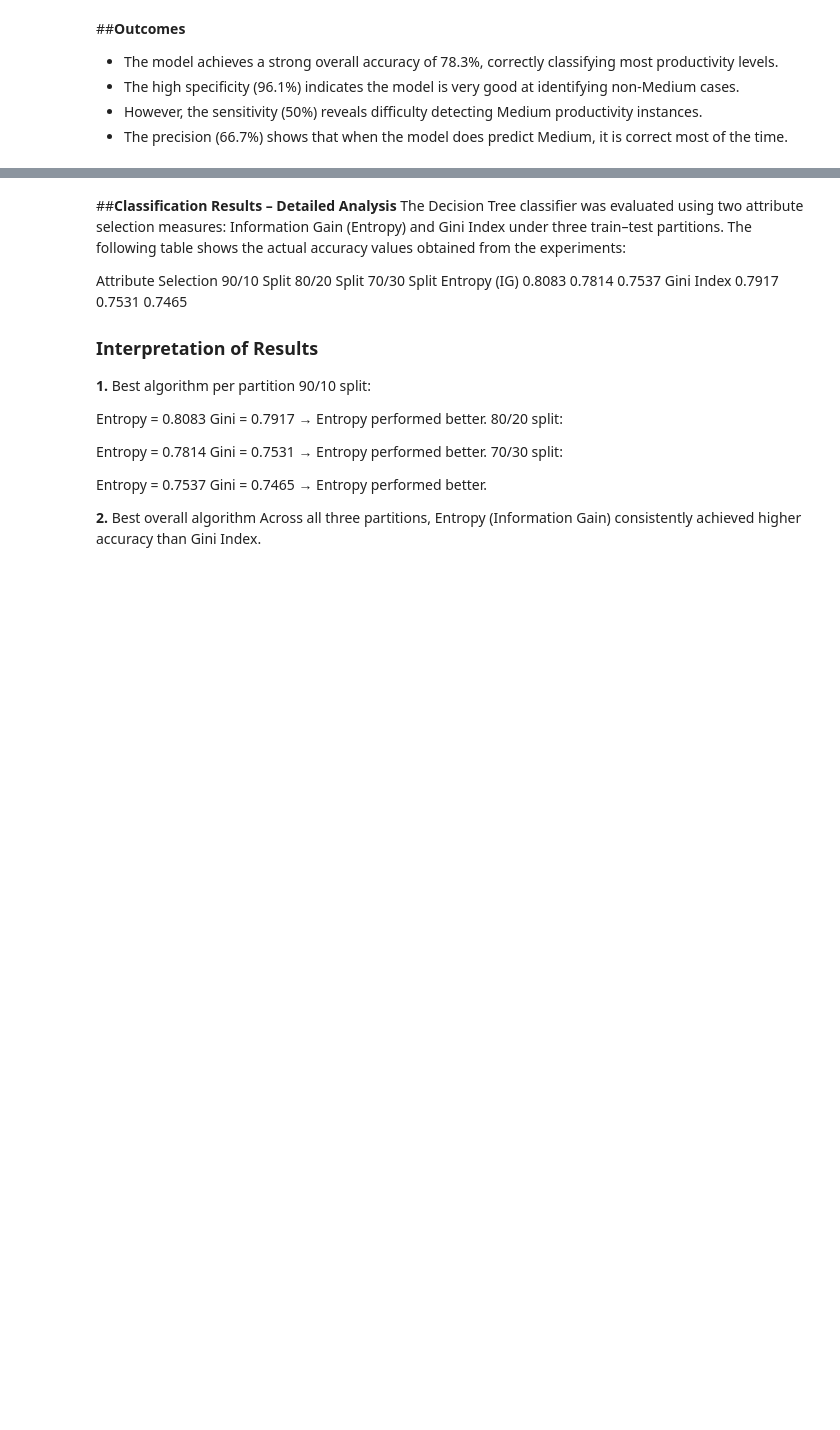
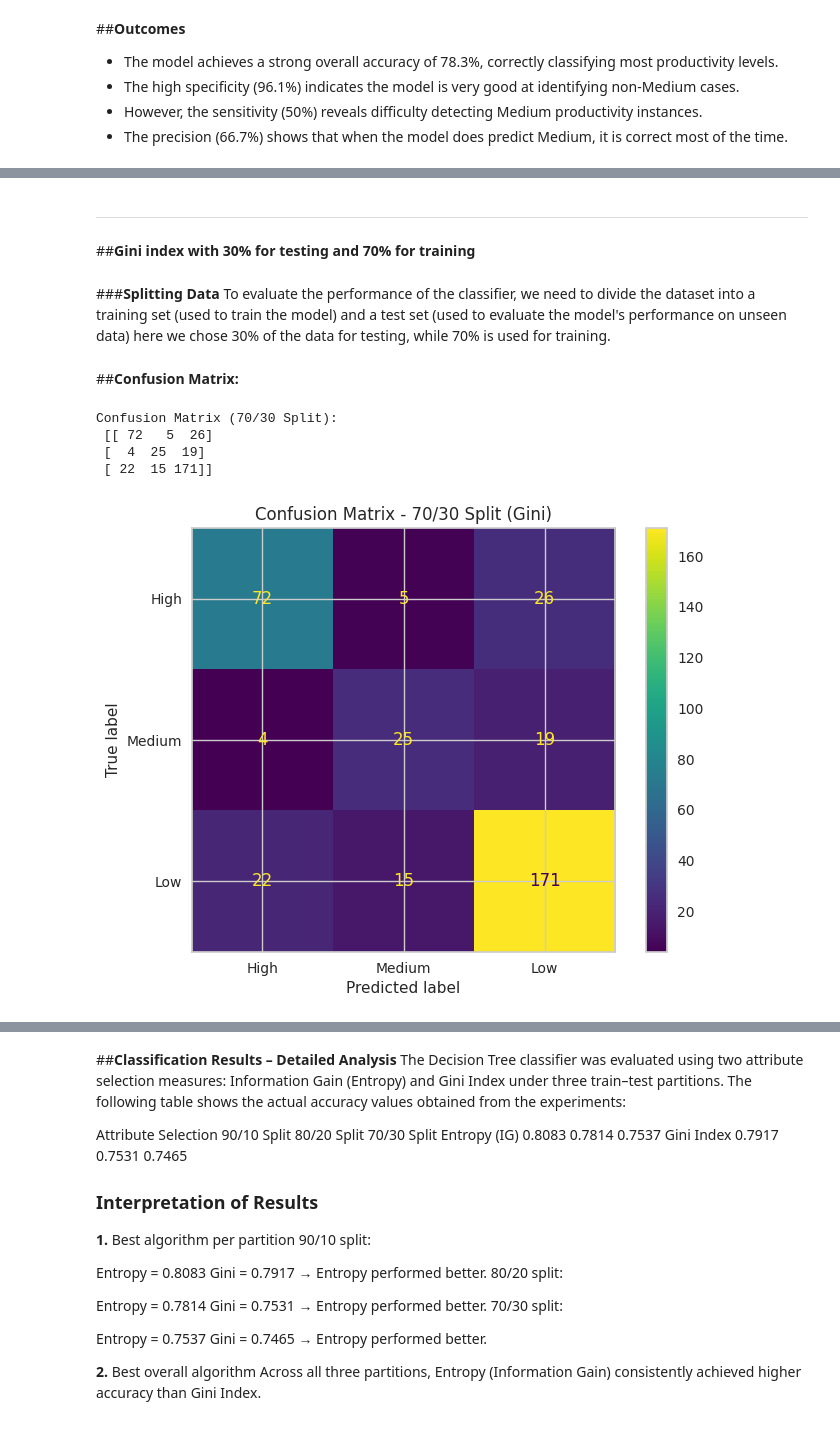
Before and after one commit to Falhebshi/Data-Mining, a Jupyter notebook: Phase3.ipynb, the cells around one changed output, grey strips where cells are left out. Saved outputs shown, nothing was run; the diff lists cells and outputs as text; code cells hidden in the pictures; blank space fills up the shorter version.

```diff
--- a/Phase3.ipynb
+++ b/Phase3.ipynb
@@ -927,0 +962,38 @@ Here, the precision is 66.7%, meaning that about two-thirds of predictions label
+# %% [markdown]
+
+
+---
+# %% [markdown]
+##**Gini index with 30% for testing and 70% for training**
+# %% [markdown]
+###**Splitting Data**
+To evaluate the performance of the classifier, we need to divide the dataset into a training set (used to train the model) and a test set (used to evaluate the model's performance on unseen data) here we chose 30% of the data for testing, while 70% is used for training.
+# %%
+# 70/30 split
+X_train_70, X_test_30, y_train_70, y_test_30 = train_test_split(
+    X, y, train_size=0.7, random_state=1, stratify=y
+)
+
+# Train the model (Gini)
+model_70_gini = DecisionTreeClassifier(random_state=1)
+model_70_gini.fit(X_train_70, y_train_70)
+
+# Predictions
+y_pred_70 = model_70_gini.predict(X_test_30)
+# %% [markdown]
+##**Confusion Matrix:**
+# %%
+# Confusion matrix for 80/20
+cm_70 = confusion_matrix(y_test_30, y_pred_70)
+print("Confusion Matrix (70/30 Split):\n", cm_70)
+
+disp_70 = ConfusionMatrixDisplay(confusion_matrix=cm_70, display_labels=y.unique())
+disp_70.plot(cmap='viridis')
+plt.title("Confusion Matrix - 70/30 Split (Gini)")
+plt.show()
+# %% [output]
+Confusion Matrix (70/30 Split):
+ [[ 72   5  26]
+ [  4  25  19]
+ [ 22  15 171]]
+[figure, added]
```
Also changed, not shown: parts of 48 cells of this notebook.
